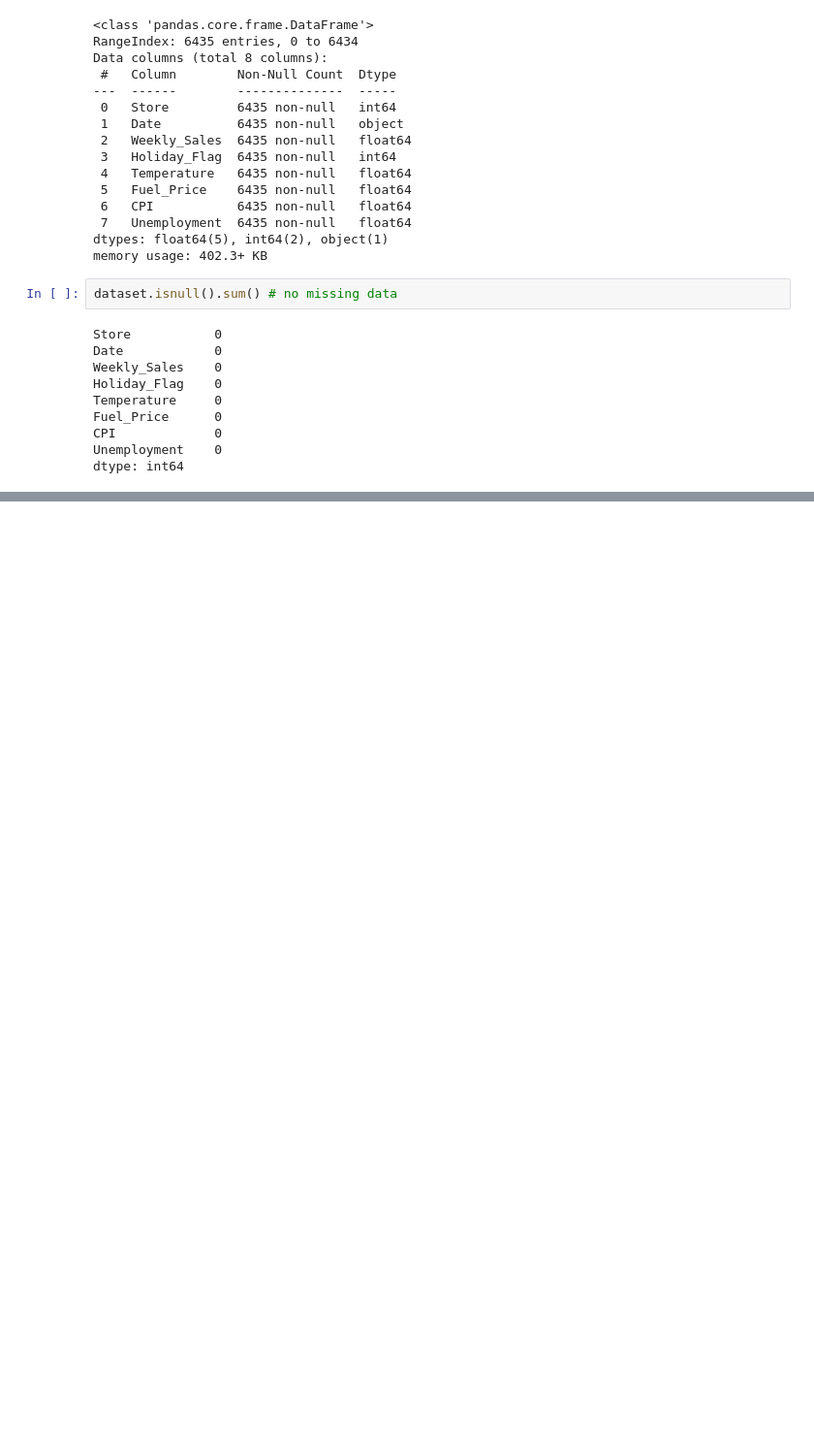
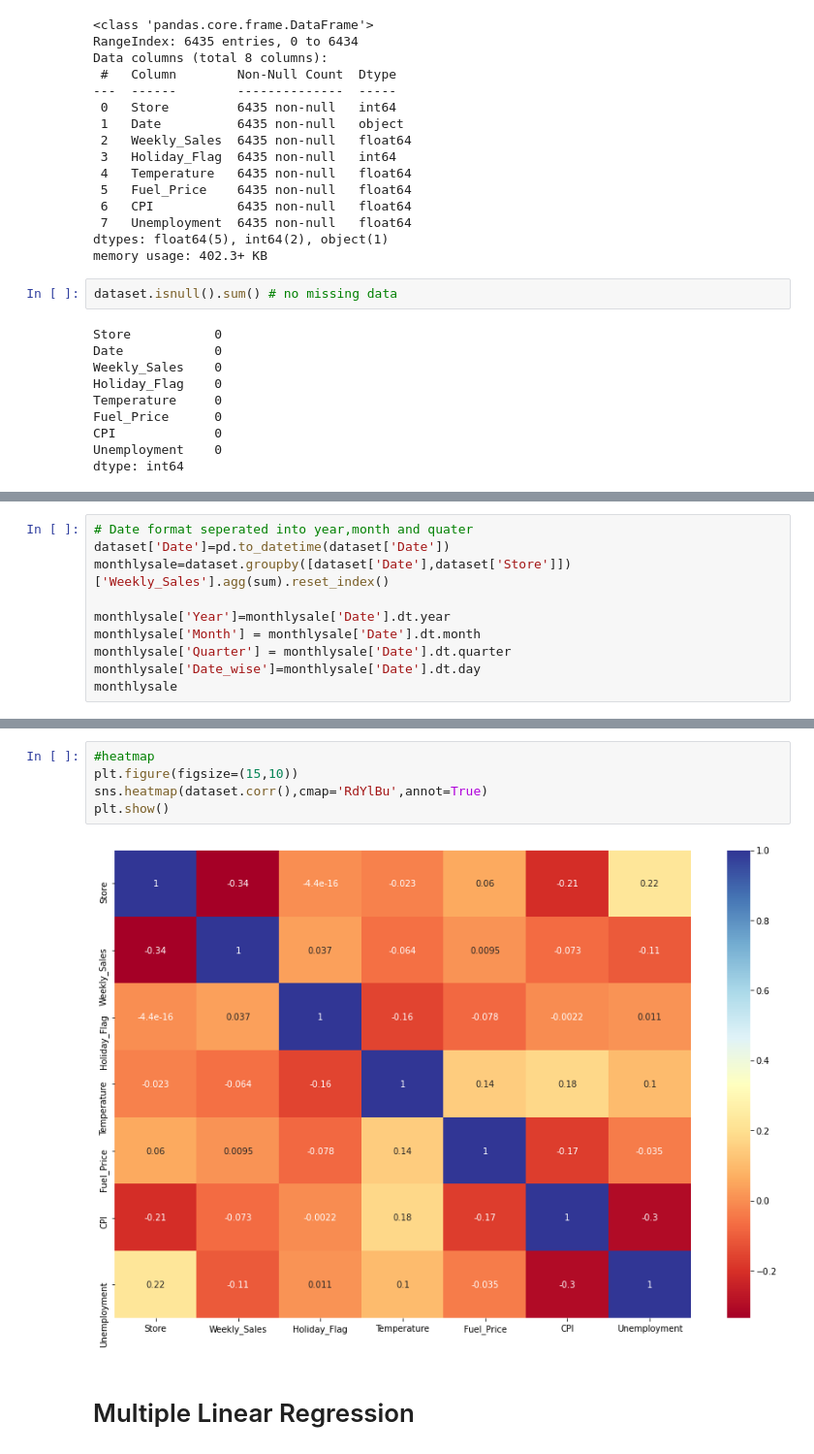
Before and after one commit to pv05/linear_Regression, a Jupyter notebook: warmart_sales_regression.ipynb, the cells around one changed output, grey strips where cells are left out. Shown: that part at 97% size. Saved outputs shown, nothing was run; the diff lists cells and outputs as text; blank space fills up the shorter version.

Commit message:
non linear regression and many more added

```diff
--- a/warmart_sales_regression.ipynb
+++ b/warmart_sales_regression.ipynb
@@ -155,0 +294,10 @@ Downloading walmart-dataretail-analysis.zip to .\walmart-dataretail-analysis
+# %%
+# Date format seperated into year,month and quater
+dataset['Date']=pd.to_datetime(dataset['Date'])
+monthlysale=dataset.groupby([dataset['Date'],dataset['Store']])['Weekly_Sales'].agg(sum).reset_index()
+
+monthlysale['Year']=monthlysale['Date'].dt.year
+monthlysale['Month'] = monthlysale['Date'].dt.month
+monthlysale['Quarter'] = monthlysale['Date'].dt.quarter
+monthlysale['Date_wise']=monthlysale['Date'].dt.day
+monthlysale
@@ -155,0 +347,9 @@ Downloading walmart-dataretail-analysis.zip to .\walmart-dataretail-analysis
+# %%
+#heatmap
+plt.figure(figsize=(15,10))
+sns.heatmap(dataset.corr(),cmap='RdYlBu',annot=True)
+plt.show()
+# %% [output]
+[figure, added]
+# %% [markdown]
+# Multiple Linear Regression
```
Also changed, not shown: parts of 49 cells of this notebook, 8 other files.
